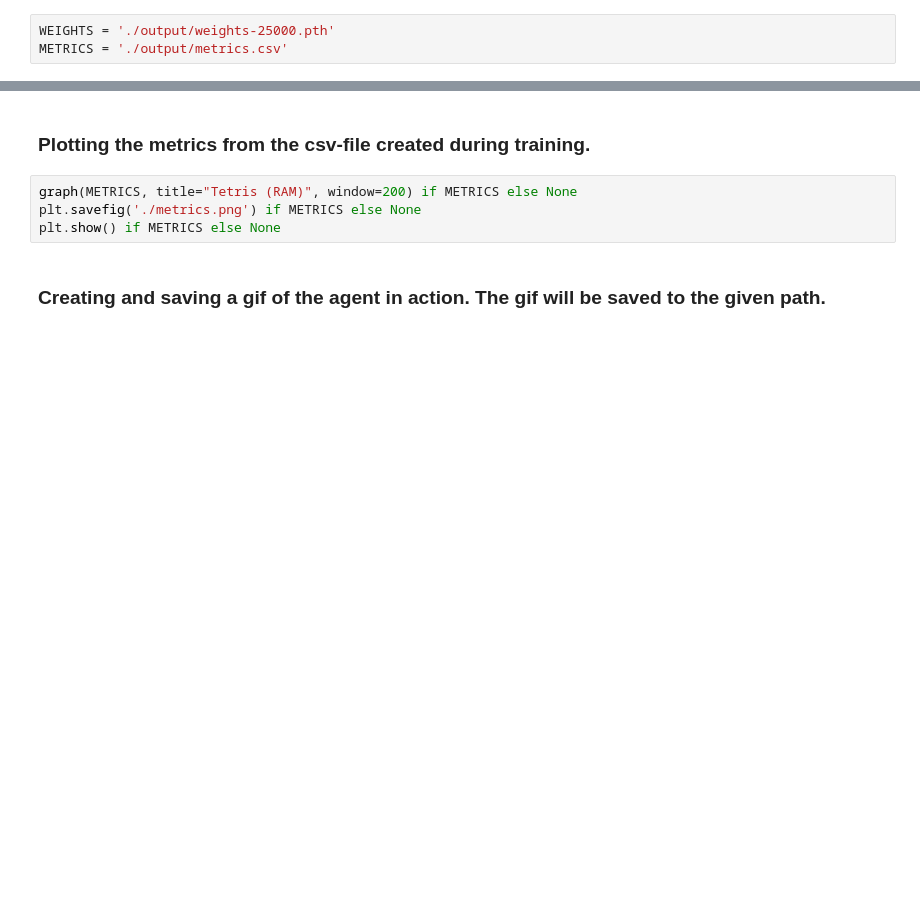
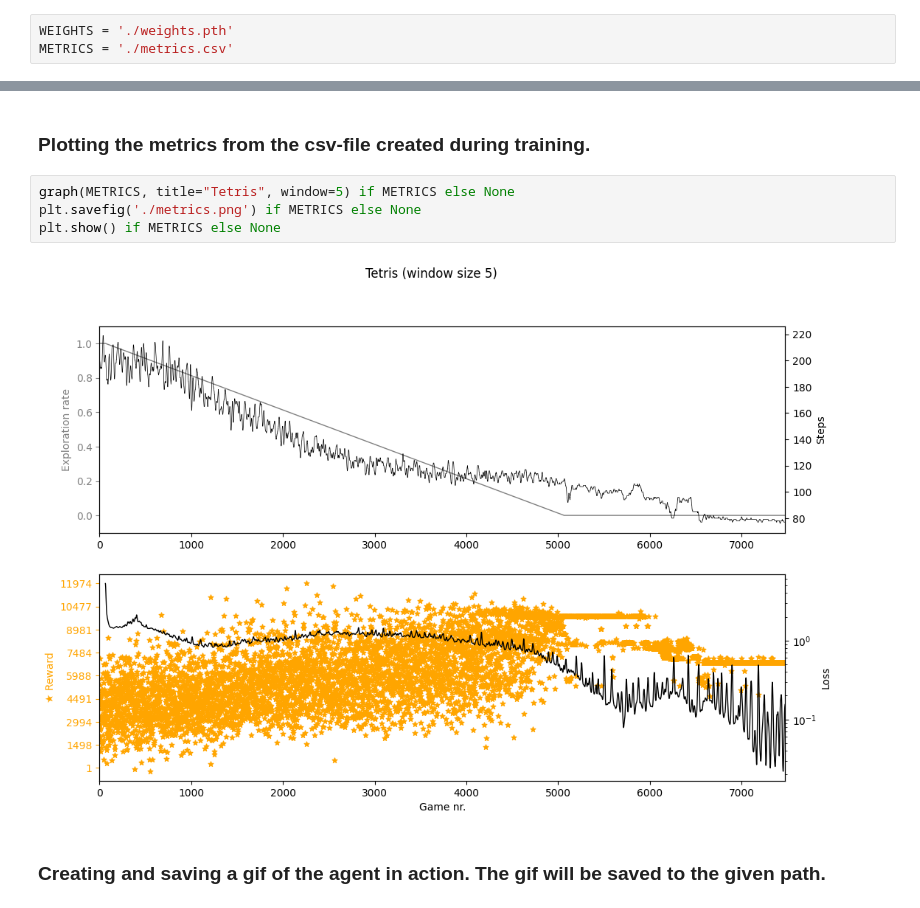
Before and after one commit to hallvardnmbu/reinforcement-learning, a Jupyter notebook: tetris/results/example.ipynb, the cells around one changed output, grey strips where cells are left out. Saved outputs shown, nothing was run; the diff lists cells and outputs as text; blank space fills up the shorter version.

Commit message:
Tetris current results.

```diff
--- a/tetris/results/example.ipynb
+++ b/tetris/results/example.ipynb
@@ -4,8 +4,8 @@
 `WEIGHTS` : Path to the pre-trained weights
 `METRICS` : Path to the training history, or None
 # %%
-WEIGHTS = './output/weights-25000.pth'
-METRICS = './output/metrics.csv'
+WEIGHTS = './weights.pth'
+METRICS = './metrics.csv'
 # %%
 import sys
 import torch
@@ -56,9 +50,11 @@ environment.metadata["render_fps"] = 30
 # %% [markdown]
 ### Plotting the metrics from the csv-file created during training.
 # %%
-graph(METRICS, title="Tetris (RAM)", window=200) if METRICS else None
+graph(METRICS, title="Tetris", window=5) if METRICS else None
 plt.savefig('./metrics.png') if METRICS else None
 plt.show() if METRICS else None
+# %% [output]
+[figure, added]
 # %% [markdown]
 ### Creating and saving a gif of the agent in action. The gif will be saved to the given path.
 # %%
```
Also changed, not shown: parts of 1 cell of this notebook, 4 other files.
